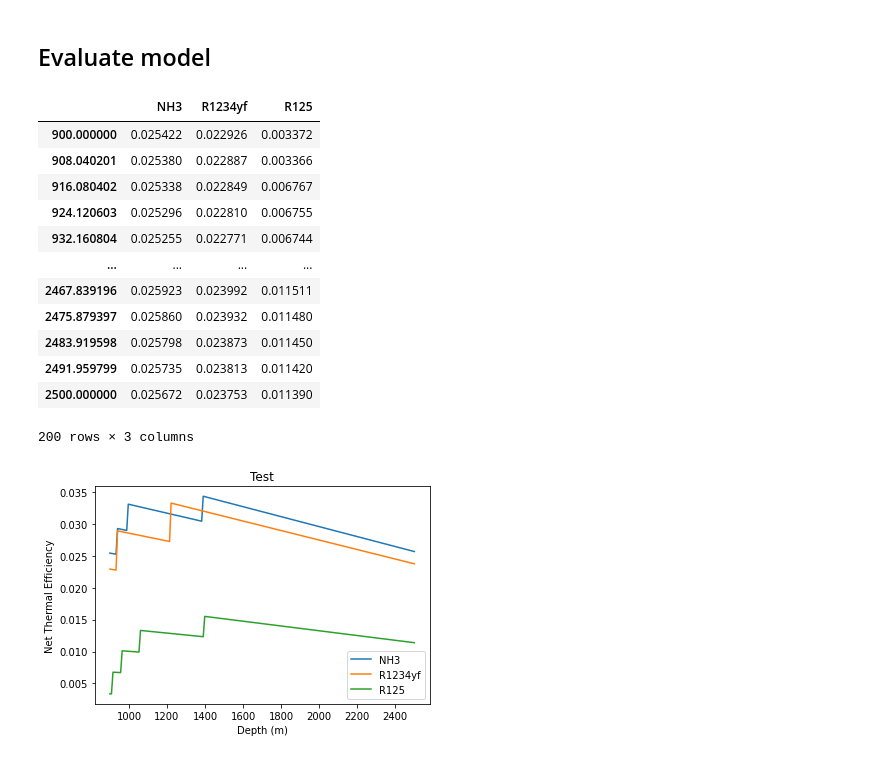
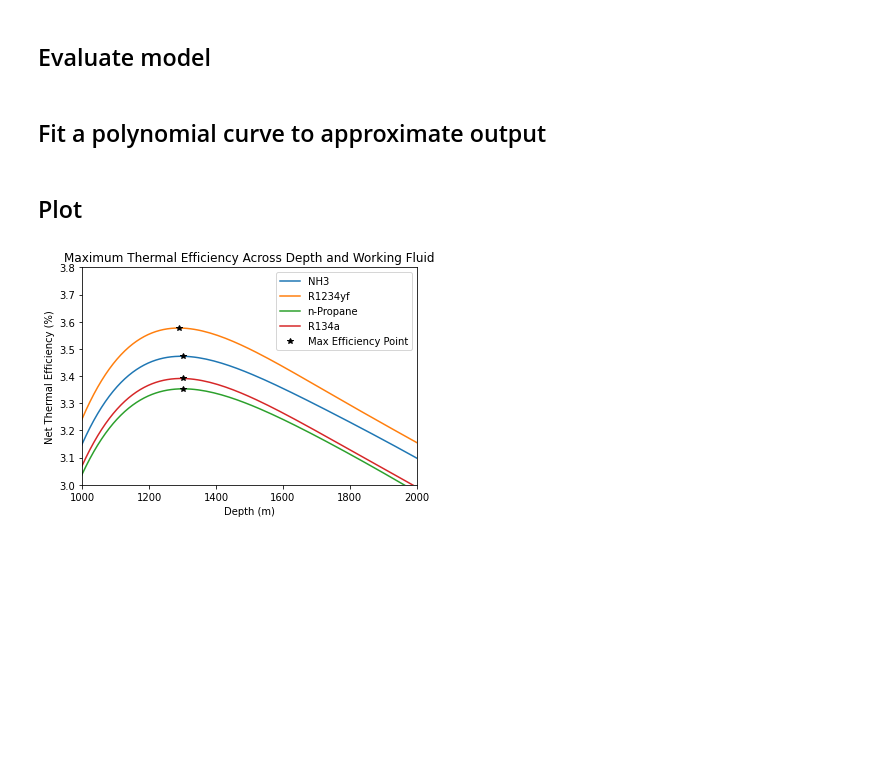
Before and after one commit to jzerez/OTEC_Modeling, a Jupyter notebook: depth_fluid_model.ipynb, the cells around one changed output. Saved outputs shown, nothing was run; the diff lists cells and outputs as text; code cells hidden in the pictures; blank space fills up the shorter version.

Commit message:
update with figure

```diff
--- a/depth_fluid_model.ipynb
+++ b/depth_fluid_model.ipynb
@@ -196,11 +197,8 @@ diameter_hot = 0.8
 l_cold = 1000
 l_hot = 50
 
-## Full system model setup
-
-
 # Depths at which to evaluate model
-depths = np.linspace(900, 2500, 200)
+depths = np.linspace(700, 3000, 200)
 # %% [markdown]
 ## Evaluate model
 # %%
@@ -217,7 +215,7 @@ p2s = np.linspace(4e5, 1.1e6, num_p2)
 p1_mesh, p2_mesh = np.meshgrid(p1s, p2s)
 
 # Select fluids
-fluids = ["NH3", "R1234yf", "R125"]
+fluids = ["NH3", "R1234yf", "n-Propane", "R134a"]
 
 df = pd.DataFrame(index = depths)
 
@@ -234,40 +232,5 @@ for fluid in fluids:
         max_eff.append(np.nanmax(efficiency))
 
     df[fluid] = max_eff
-
-#     plt.figure()
-#     plt.title("Efficiency at " + str(temp) + "(K) and " + str(depth) + "(m)")
-#     plt.contourf(p1_mesh, p2_mesh, efficiency)
-#     plt.colorbar()
-#     plt.show()
-
-
-# print(max_eff)
-#     plt.plot(depths, max_eff)
-# hp_closest = abs(hp_out - hp_actual)
-# min_index = np.argmin(hp_closest)
-# plt.show()
-# %%
-df
-# %% [output]
-|  | NH3 | R1234yf | R125 |
-| 900.000000 | 0.025422 | 0.022926 | 0.003372 |
-| 908.040201 | 0.025380 | 0.022887 | 0.003366 |
-| 916.080402 | 0.025338 | 0.022849 | 0.006767 |
-| 924.120603 | 0.025296 | 0.022810 | 0.006755 |
-| 932.160804 | 0.025255 | 0.022771 | 0.006744 |
-| ... | ... | ... | ... |
-| 2467.839196 | 0.025923 | 0.023992 | 0.011511 |
-| 2475.879397 | 0.025860 | 0.023932 | 0.011480 |
-| 2483.919598 | 0.025798 | 0.023873 | 0.011450 |
-| 2491.959799 | 0.025735 | 0.023813 | 0.011420 |
-| 2500.000000 | 0.025672 | 0.023753 | 0.011390 |
-200 rows × 3 columns
-# %%
-df.plot()
-plt.title("Test")
-plt.xlabel("Depth (m)")
-plt.ylabel("Net Thermal Efficiency")
-plt.show()
-# %% [output]
-[figure, removed]
+# %% [markdown]
+## Fit a polynomial curve to approximate output
@@ -273,0 +268,19 @@ plt.show()
+# %% [markdown]
+## Plot
+# %%
+df_fit = poly_fit(df, od=6)
+df_percent = df_fit*100
+df_percent.plot()
+
+for col in df_fit.columns:
+    plt.plot(df_fit[col].idxmax(), df_fit[col].max()*100, 'k*')
+plt.plot(0,0,'k*', label = 'Max Efficiency Point')
+plt.legend()
+plt.title("Maximum Thermal Efficiency Across Depth and Working Fluid")
+plt.xlabel("Depth (m)")
+plt.ylabel("Net Thermal Efficiency (%)")
+plt.ylim(3.0, 3.8)
+plt.xlim(1000, 2000)
+plt.show()
+# %% [output]
+[figure, added]
```
Also changed, not shown: parts of 2 cells of this notebook.
